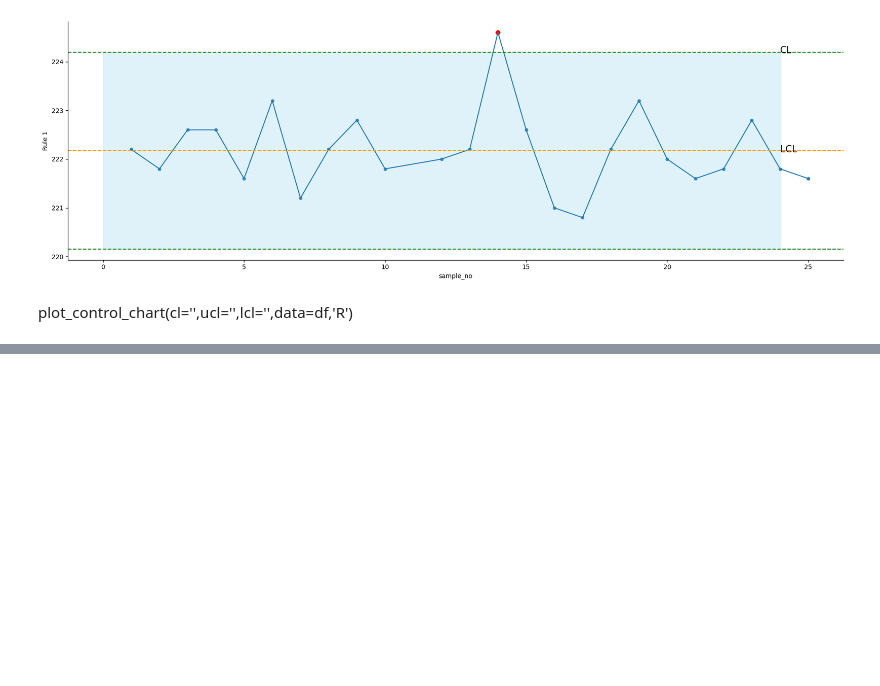
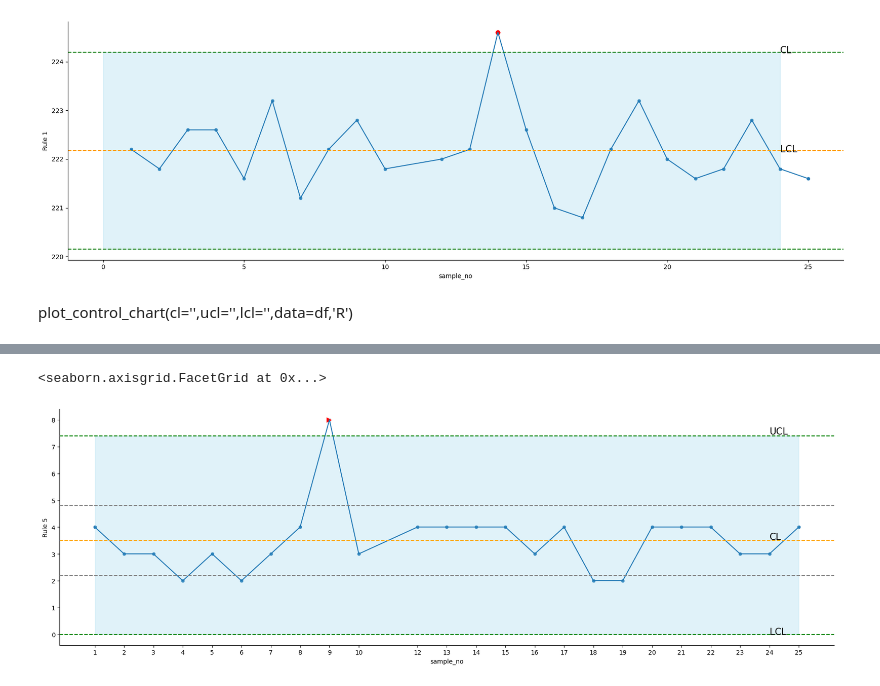
Before and after one commit to fbaezcalderon/dog_treats_fall_2024, a Jupyter notebook: dog_treats_control_chart.ipynb, the cells around one changed output, grey strips where cells are left out. Saved outputs shown, nothing was run; the diff lists cells and outputs as text; code cells hidden in the pictures; blank space fills up the shorter version.

```diff
--- a/dog_treats_control_chart.ipynb
+++ b/dog_treats_control_chart.ipynb
@@ -285,0 +286,9 @@ data_df.head()
+# %%
+import pandas as pd
+from control_chart_class import Control_chart
+data_df =  pd.read_excel('dog_treats_data.xlsx')
+c_chart =  Control_chart()
+c_chart.plot_control_char(data=data_df,kind='R',rules=['Rule 1','Rule 3','Rule 5'])
+# %% [output]
+<seaborn.axisgrid.FacetGrid at 0x...>
+[figure, added]
```
Also changed, not shown: parts of 1 cell of this notebook, 2 other files.
